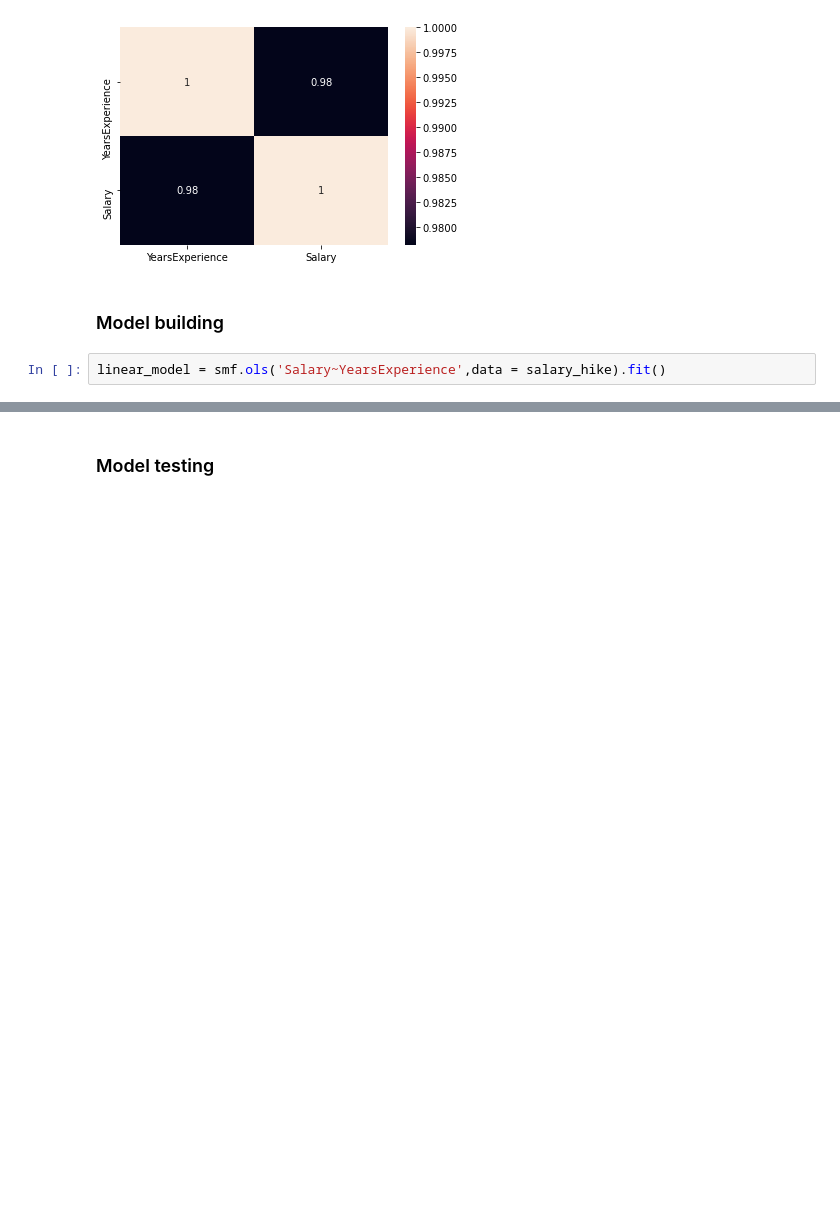
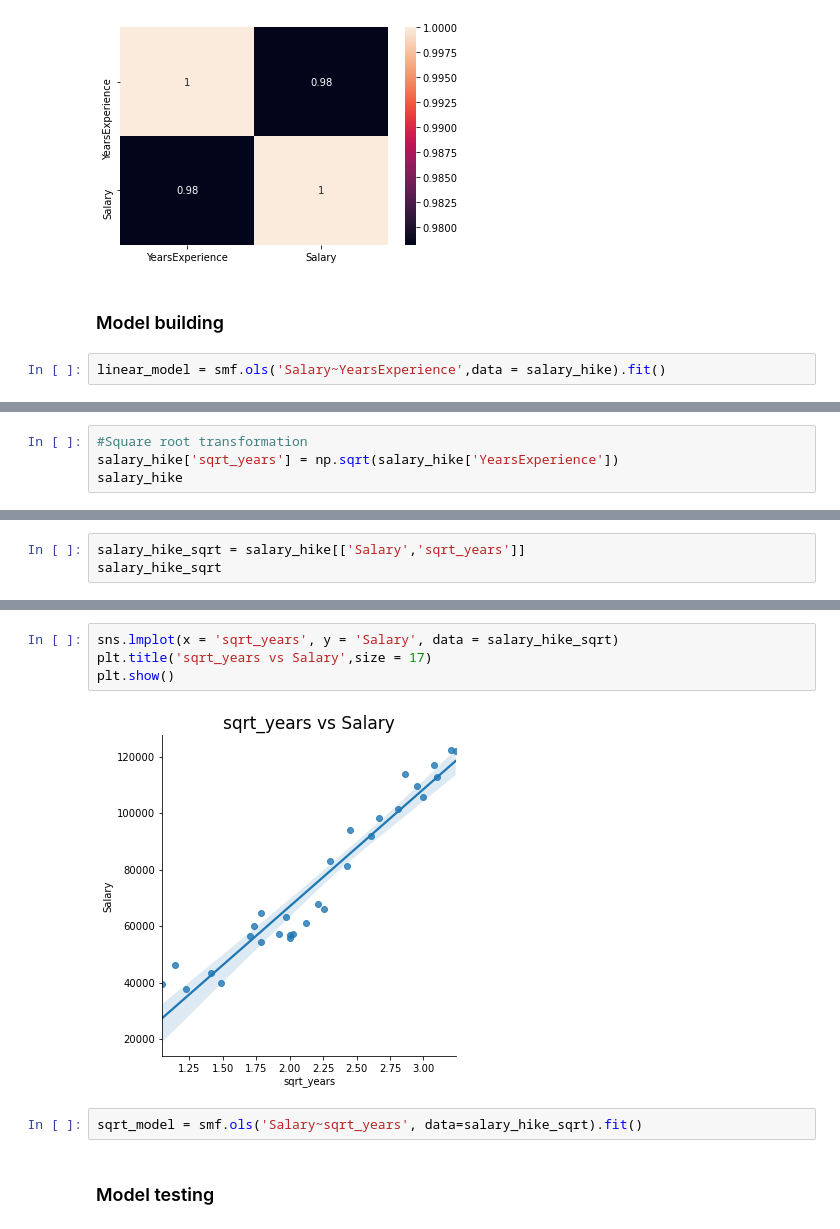
Before and after one commit to Surajhiraskar/Assignment-4.2-Simple-Linear-Regression, a Jupyter notebook: Assignment 4-2.ipynb, the cells around one changed output, grey strips where cells are left out. Drawn from its saved outputs; the diff is of its cells as text; blank space fills up the shorter version.

```diff
--- a/Assignment 4-2.ipynb
+++ b/Assignment 4-2.ipynb
@@ -77,0 +132,4 @@ linear_model = smf.ols('Salary~YearsExperience',data = salary_hike).fit()
+# %%
+#Square root transformation
+salary_hike['sqrt_years'] = np.sqrt(salary_hike['YearsExperience'])
+salary_hike
@@ -77,0 +154,3 @@ linear_model = smf.ols('Salary~YearsExperience',data = salary_hike).fit()
+# %%
+salary_hike_sqrt = salary_hike[['Salary','sqrt_years']]
+salary_hike_sqrt
@@ -78,3 +175,11 @@ linear_model = smf.ols('Salary~YearsExperience',data = salary_hike).fit()
+# %%
+sns.lmplot(x = 'sqrt_years', y = 'Salary', data = salary_hike_sqrt)
+plt.title('sqrt_years vs Salary',size = 17)
+plt.show()
+# %% [output]
+[figure, added]
+# %%
+sqrt_model = smf.ols('Salary~sqrt_years', data=salary_hike_sqrt).fit()
 # %% [markdown]
 ### Model testing
 # %%
```
Also changed, not shown: parts of 13 cells of this notebook.
